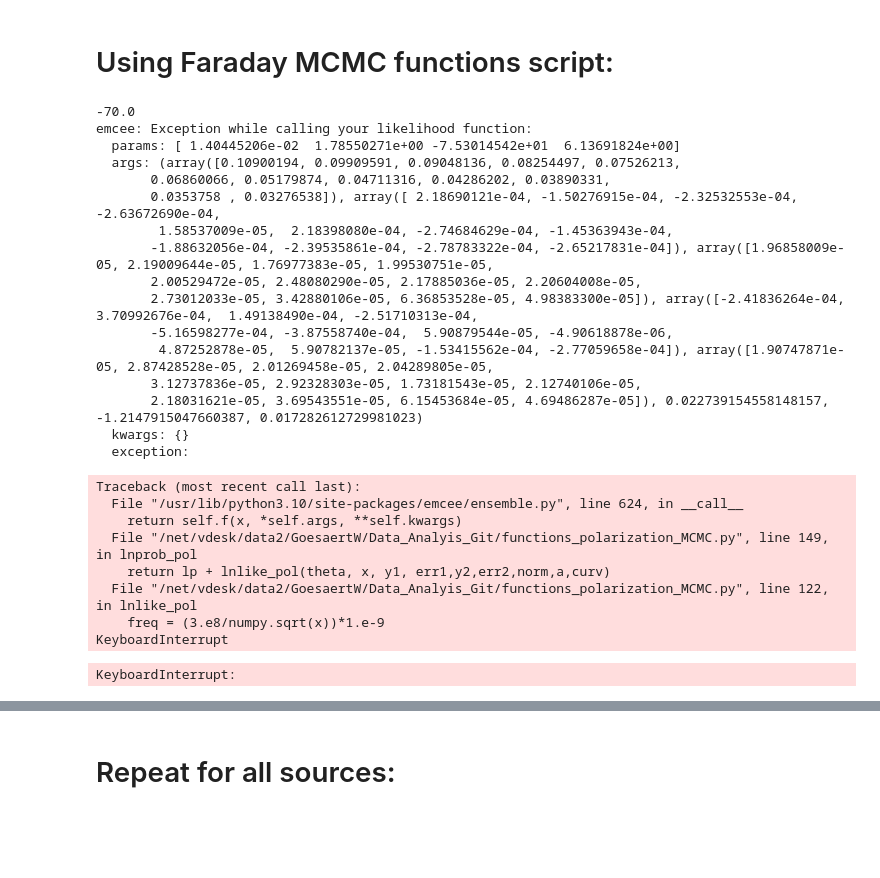
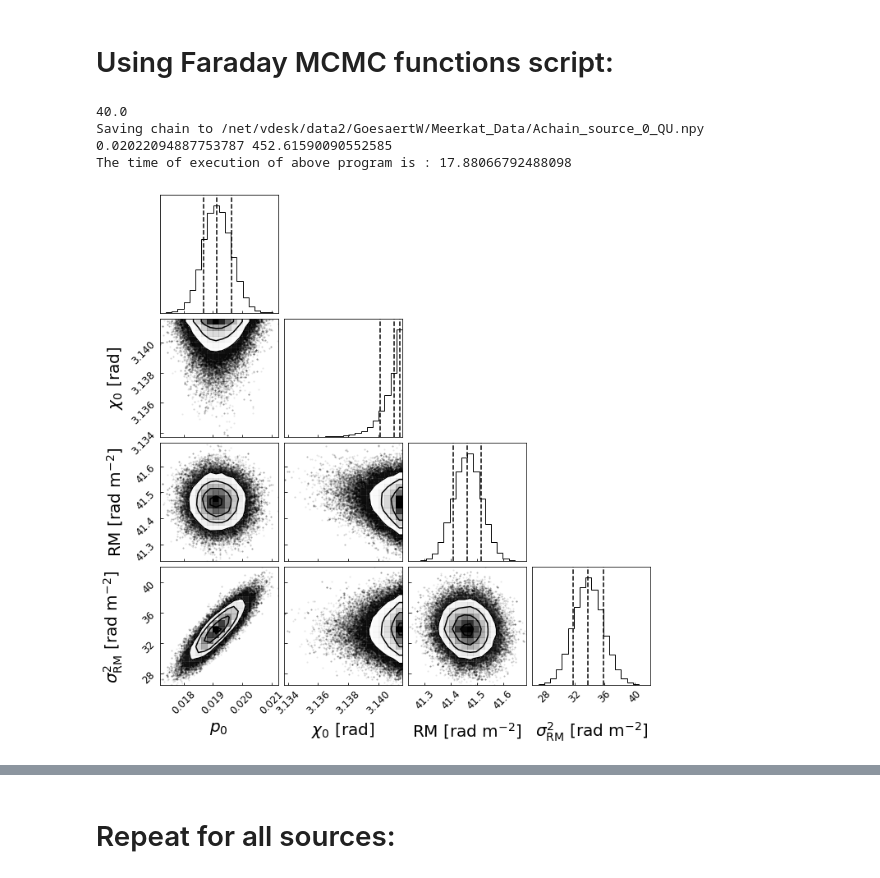
Before and after one commit to Woutmg/Meerkat_FracPol_New, a Jupyter notebook: MCMC_Faradayrotation.ipynb, the cells around one changed output, grey strips where cells are left out. Drawn from its saved outputs; the diff is of its cells as text; code cells hidden in the pictures; blank space fills up the shorter version.

Commit message:
Added a MCMC tester and analysed uncertainty on fit params

```diff
--- a/MCMC_Faradayrotation.ipynb
+++ b/MCMC_Faradayrotation.ipynb
@@ -156,49 +156,29 @@ print(len(mask_erik))
 # %%
 reload(mcmc)
 reload(mcmc_plots)
 start = time.time()
 
 #We will look at the last of the 4 sources:
-source=3
+source=0
 print(phi_compar[source])
 fit_dataI, fit_data, x, y = mcmc.polarization_fitting(lamb**2, I_compar[:,source], I_unc_compar[:,source]\
                         , Q_compar[:,source], Q_unc_compar[:,source], U_compar[:,source], U_unc_compar[:,source]\
                         , phi_compar[source], rsl_compar[source]['RA'], rsl_compar[source]['DEC'], cornerplot=True,curvature=True\
                         ,sourcenum=0)
 reduced_chi2 = mcmc_plots.models('ExtDepol', lamb**2, fit_dataI[0][1], fit_dataI[1][1], fit_dataI[2][1]\
                 ,fit_data[0][1], fit_data[1][1], fit_data[2][1], fit_data[3][1], I_compar[:,source]\
                 , I_unc_compar[:,source], Q_compar[:,source], Q_unc_compar[:,source], U_compar[:,source], U_unc_compar[:,source])
 reduced_chi2_i = reduced_chi2[3]
 reduced_chi2_qu = reduced_chi2[4]
 print(reduced_chi2_i, reduced_chi2_qu)
 
 end = time.time()
 print("The time of execution of above program is :", end-start)
 # %% [output]
--70.0
-emcee: Exception while calling your likelihood function:
-  params: [ 1.40445206e-02  1.78550271e+00 -7.53014542e+01  6.13691824e+00]
-  args: (array([0.10900194, 0.09909591, 0.09048136, 0.08254497, 0.07526213,
-       0.06860066, 0.05179874, 0.04711316, 0.04286202, 0.03890331,
-       0.0353758 , 0.03276538]), array([ 2.18690121e-04, -1.50276915e-04, -2.32532553e-04, -2.63672690e-04,
-        1.58537009e-05,  2.18398080e-04, -2.74684629e-04, -1.45363943e-04,
-       -1.88632056e-04, -2.39535861e-04, -2.78783322e-04, -2.65217831e-04]), array([1.96858009e-05, 2.19009644e-05, 1.76977383e-05, 1.99530751e-05,
-       2.00529472e-05, 2.48080290e-05, 2.17885036e-05, 2.20604008e-05,
-       2.73012033e-05, 3.42880106e-05, 6.36853528e-05, 4.98383300e-05]), array([-2.41836264e-04,  3.70992676e-04,  1.49138490e-04, -2.51710313e-04,
-       -5.16598277e-04, -3.87558740e-04,  5.90879544e-05, -4.90618878e-06,
-        4.87252878e-05,  5.90782137e-05, -1.53415562e-04, -2.77059658e-04]), array([1.90747871e-05, 2.87428528e-05, 2.01269458e-05, 2.04289805e-05,
-       3.12737836e-05, 2.92328303e-05, 1.73181543e-05, 2.12740106e-05,
-       2.18031621e-05, 3.69543551e-05, 6.15453684e-05, 4.69486287e-05]), 0.022739154558148157, -1.2147915047660387, 0.017282612729981023)
-  kwargs: {}
-  exception:
+40.0
+Saving chain to /net/vdesk/data2/GoesaertW/Meerkat_Data/Achain_source_0_QU.npy
+0.02022094887753787 452.61590090552585
+The time of execution of above program is : 17.88066792488098
-Traceback (most recent call last):
-  File "/usr/lib/python3.10/site-packages/emcee/ensemble.py", line 624, in __call__
-    return self.f(x, *self.args, **self.kwargs)
-  File "/net/vdesk/data2/GoesaertW/Data_Analyis_Git/functions_polarization_MCMC.py", line 149, in lnprob_pol
-    return lp + lnlike_pol(theta, x, y1, err1,y2,err2,norm,a,curv)
-  File "/net/vdesk/data2/GoesaertW/Data_Analyis_Git/functions_polarization_MCMC.py", line 122, in lnlike_pol
-    freq = (3.e8/numpy.sqrt(x))*1.e-9
-KeyboardInterrupt
-KeyboardInterrupt:
+[figure, added]
 # %%
 reload(mcmc_plots)
```
Also changed, not shown: parts of 4 cells of this notebook, 3 other files.
